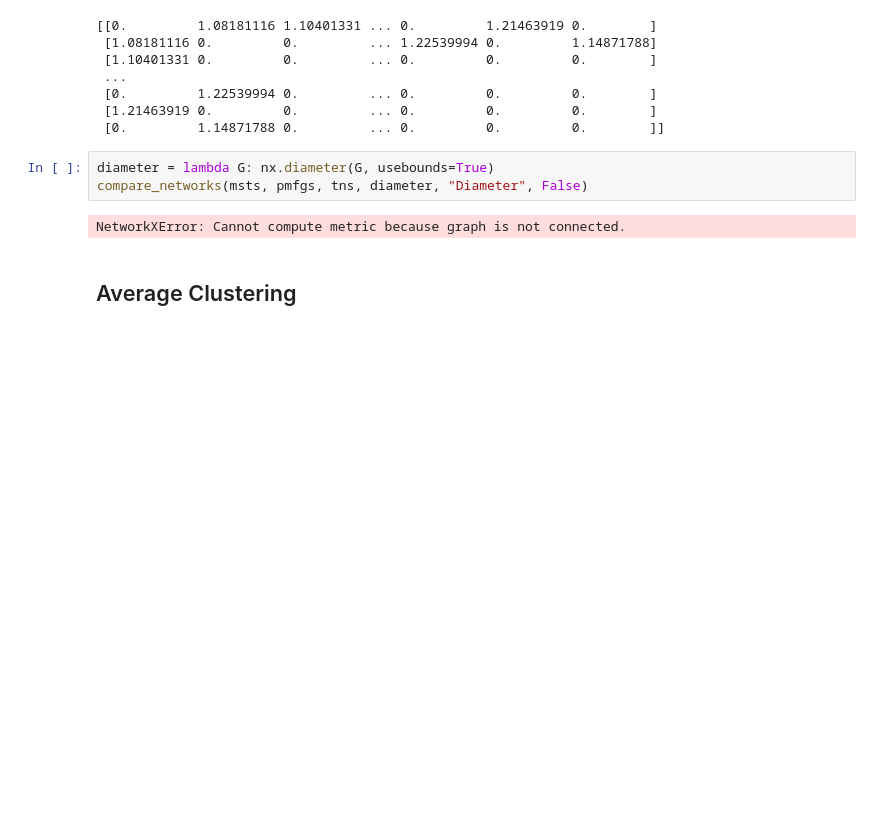
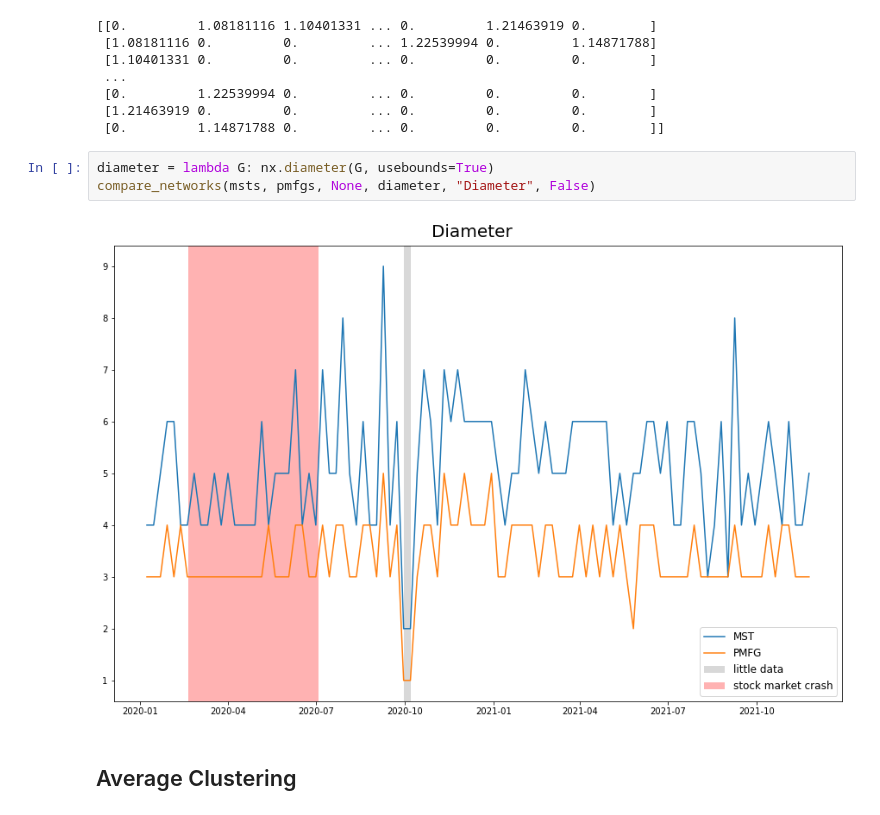
Before and after one commit to marcodipanfilo/network_science_project, a Jupyter notebook: 4-network-properties copy.ipynb, the cells around one changed output. Cells and saved outputs as stored; diff of their text form; blank space fills up the shorter version.

```diff
--- a/4-network-properties copy.ipynb
+++ b/4-network-properties copy.ipynb
@@ -180,9 +180,9 @@ distance(mst_test)
  [0.         1.14871788 0.         ... 0.         0.         0.        ]]
 # %%
 diameter = lambda G: nx.diameter(G, usebounds=True)
-compare_networks(msts, pmfgs, tns, diameter, "Diameter", False)
+compare_networks(msts, pmfgs, None, diameter, "Diameter", False)
 # %% [output]
-NetworkXError: Cannot compute metric because graph is not connected.
+[figure, added]
 # %% [markdown]
 ## Average Clustering
 # %% [markdown]
```
Also changed, not shown: parts of 2 cells of this notebook.
